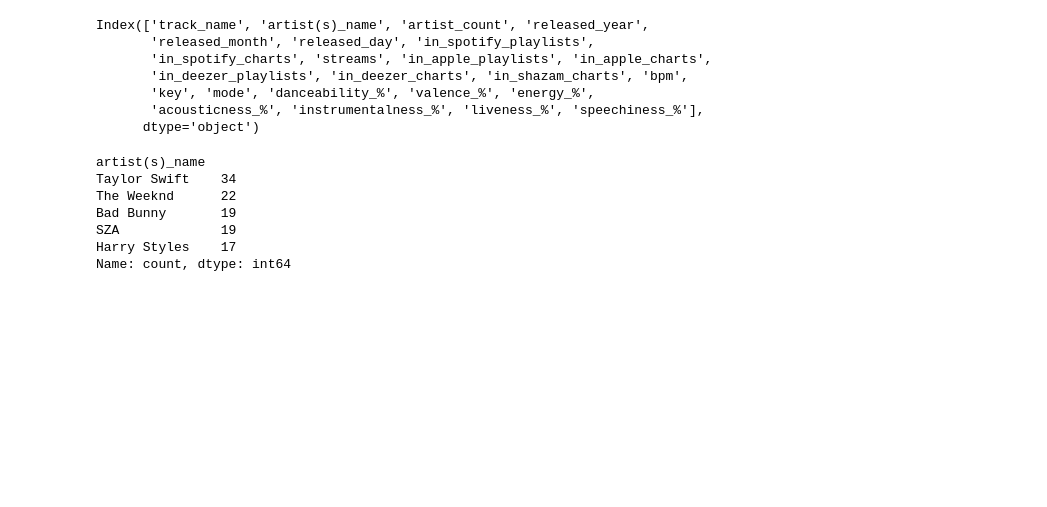
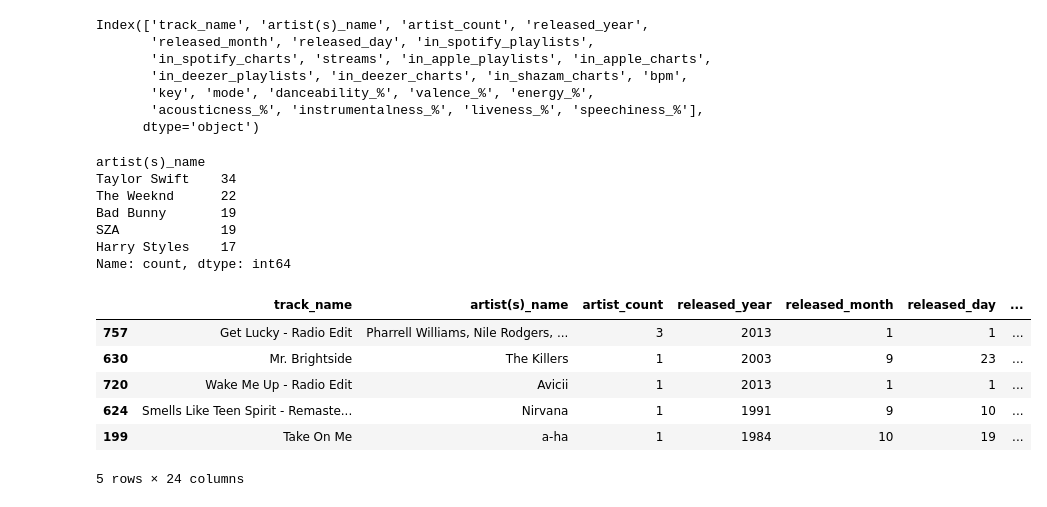
Before and after one commit to AnubhavYadavBCA25/Spofity-Data-Analysis, a Jupyter notebook: notebook/Analysis.ipynb, the cells around one changed output. Drawn from its saved outputs; the diff is of its cells as text; code cells hidden in the pictures; blank space fills up the shorter version.

```diff
--- a/notebook/Analysis.ipynb
+++ b/notebook/Analysis.ipynb
@@ -135,3 +135,14 @@ Bad Bunny       19
 SZA             19
 Harry Styles    17
 Name: count, dtype: int64
+# %%
+# Top 5 songs on spotify playlist
+df.nlargest(5, 'in_spotify_playlists')
+# %% [output]
+|  | track_name | artist(s)_name | artist_count | released_year | released_month | released_day | ... |
+| 757 | Get Lucky - Radio Edit | Pharrell Williams, Nile Rodgers, ... | 3 | 2013 | 1 | 1 | ... |
+| 630 | Mr. Brightside | The Killers | 1 | 2003 | 9 | 23 | ... |
+| 720 | Wake Me Up - Radio Edit | Avicii | 1 | 2013 | 1 | 1 | ... |
+| 624 | Smells Like Teen Spirit - Remaste... | Nirvana | 1 | 1991 | 9 | 10 | ... |
+| 199 | Take On Me | a-ha | 1 | 1984 | 10 | 19 | ... |
+5 rows × 24 columns
```
Also changed, not shown: parts of 11 cells of this notebook.
